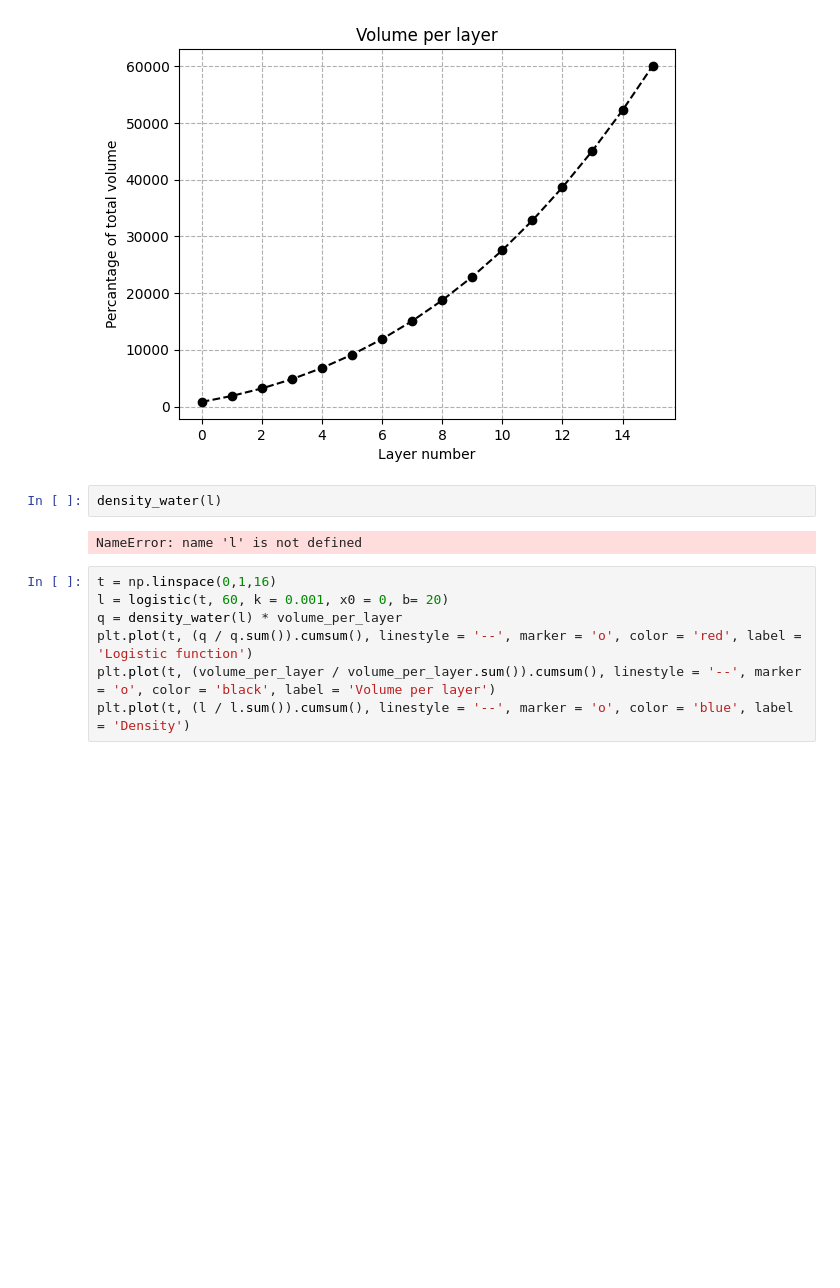
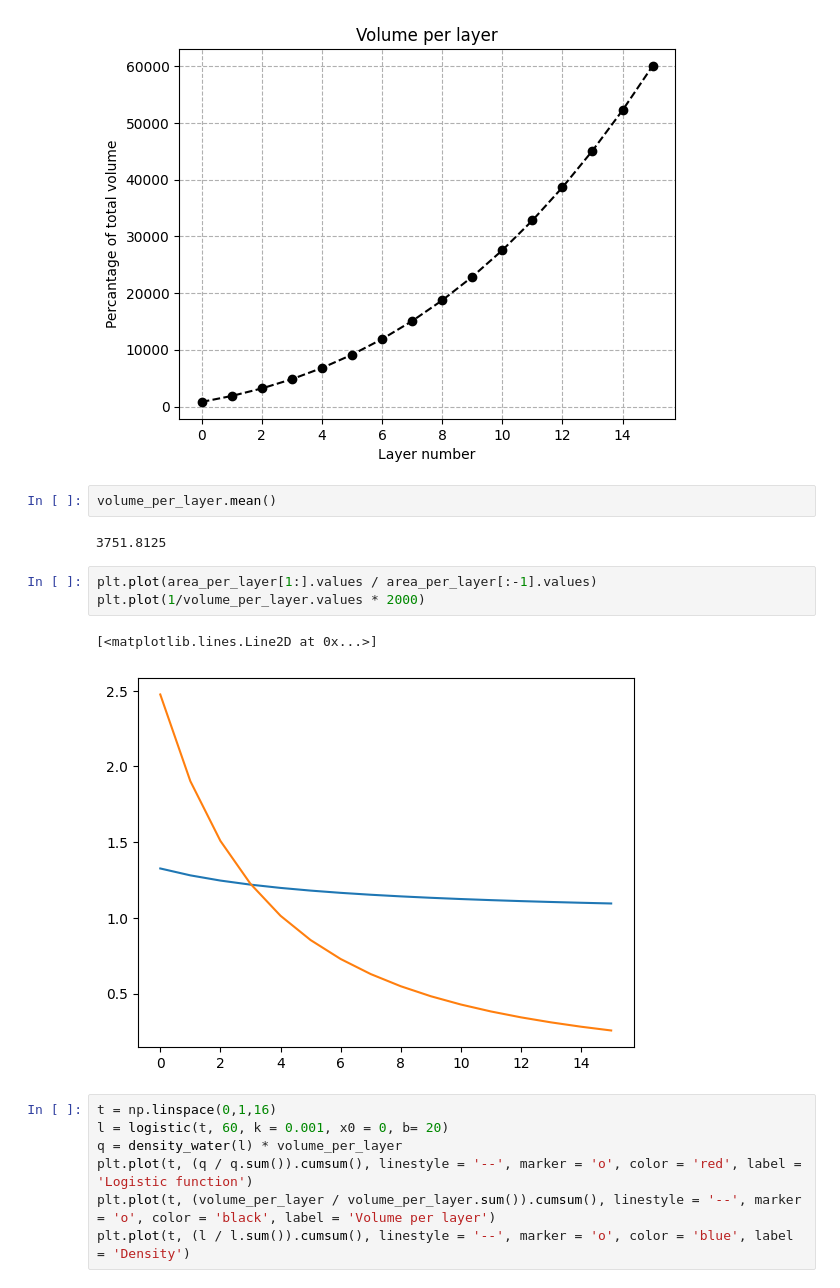
Before and after one commit to petergroenning/thesis_project, a Jupyter notebook: notebooks/new_test.ipynb, the cells around one changed output. Saved outputs shown, nothing was run; the diff lists cells and outputs as text; blank space fills up the shorter version.

```diff
--- a/notebooks/new_test.ipynb
+++ b/notebooks/new_test.ipynb
@@ -78,10 +78,16 @@ plt.title('Volume per layer')
 plt.grid(linestyle = '--');
 # %% [output]
 [figure]
-# %%
-density_water(l)
-# %% [output]
-NameError: name 'l' is not defined
+# %%
+volume_per_layer.mean()
+# %% [output]
+3751.8125
+# %%
+plt.plot(area_per_layer[1:].values / area_per_layer[:-1].values)
+plt.plot(1/volume_per_layer.values * 2000)
+# %% [output]
+[<matplotlib.lines.Line2D at 0x...>]
+[figure, added]
 # %%
 t = np.linspace(0,1,16)
 l = logistic(t, 60, k = 0.001, x0 = 0, b= 20)
```
Also changed, not shown: parts of 3 cells of this notebook, 18 other files.
